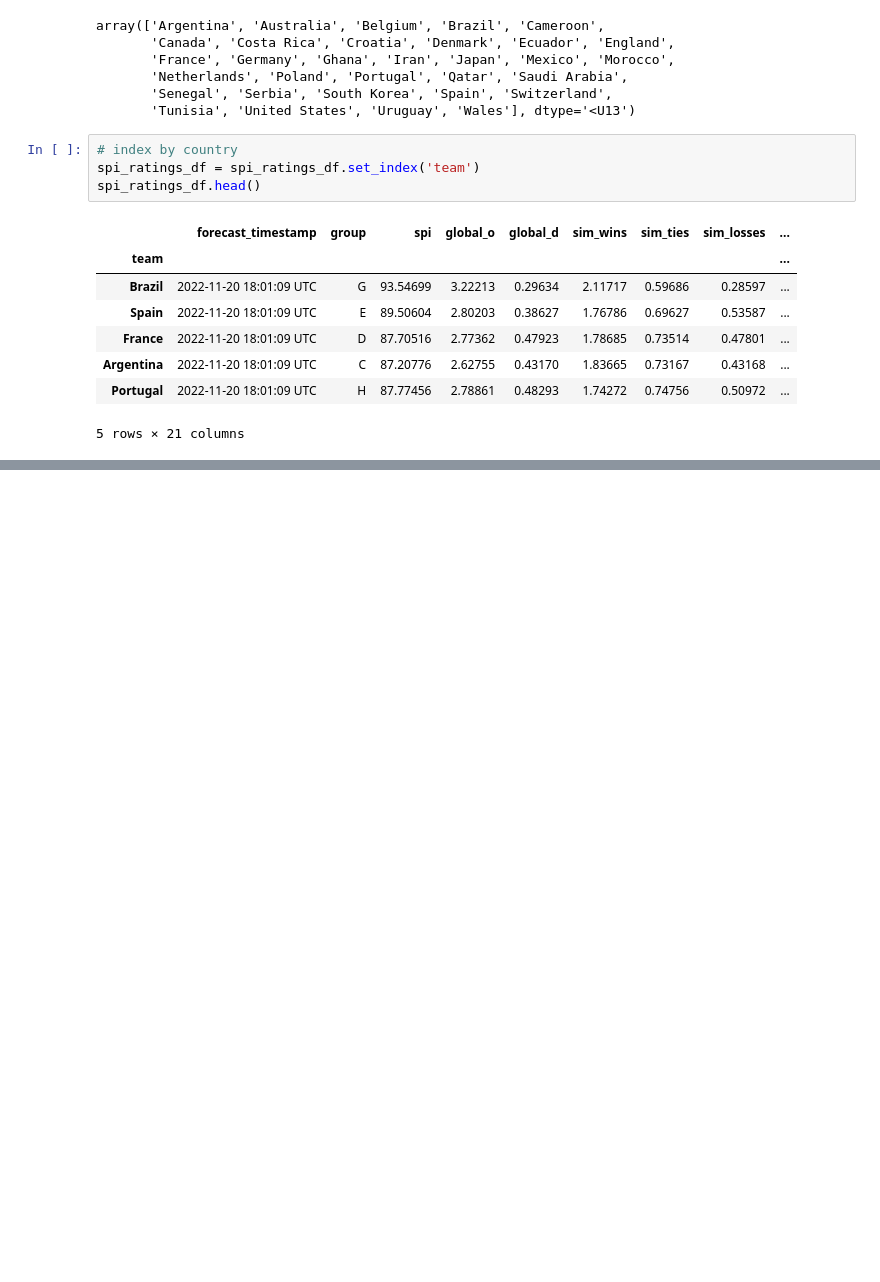
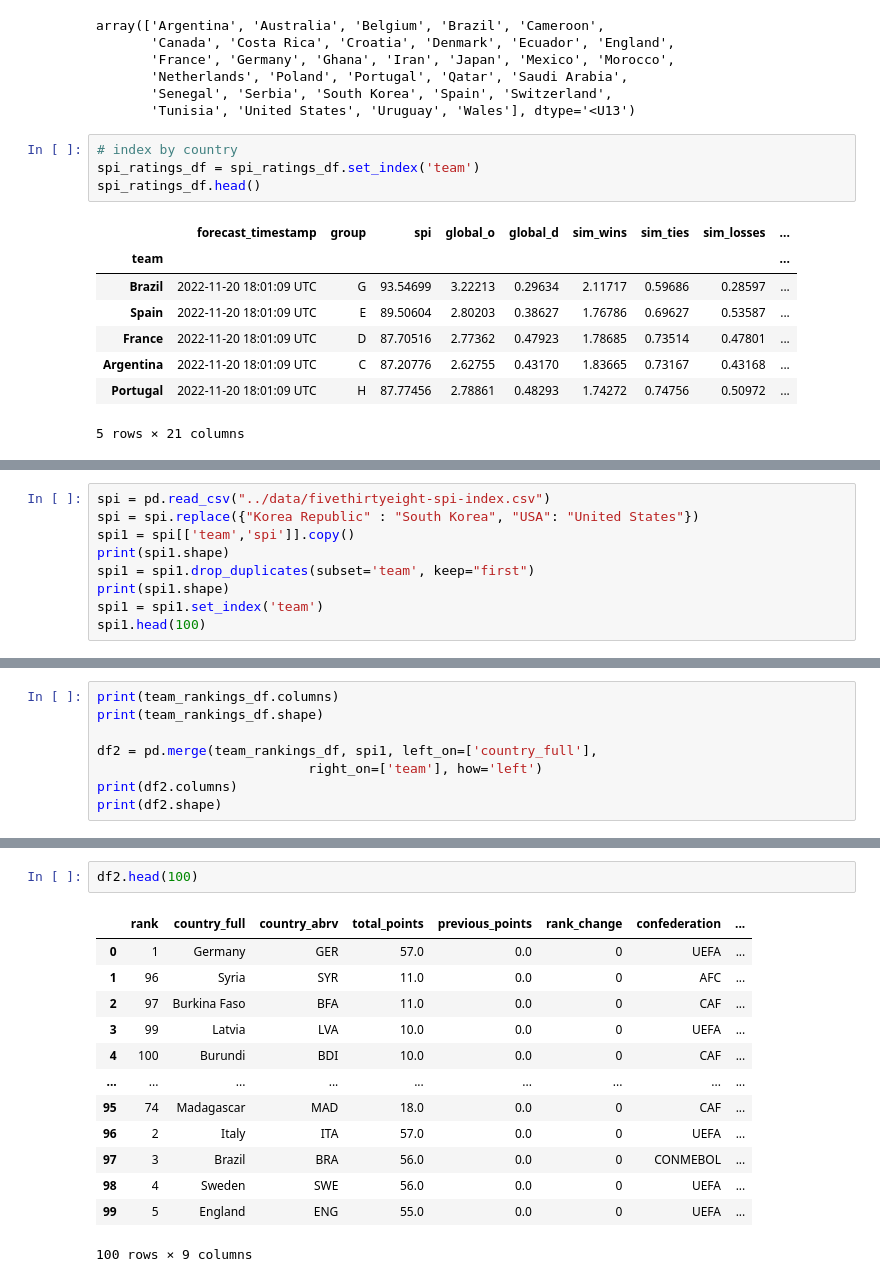
Before and after one commit to ksebastian/ds-capstone-fifa2022, a Jupyter notebook: analysis/fifa-2022-notebook.ipynb, the cells around one changed output, grey strips where cells are left out. Saved outputs shown, nothing was run; the diff lists cells and outputs as text; blank space fills up the shorter version.

```diff
--- a/analysis/fifa-2022-notebook.ipynb
+++ b/analysis/fifa-2022-notebook.ipynb
@@ -345,0 +552,9 @@ spi_ratings_df.head()
+# %%
+spi = pd.read_csv("../data/fivethirtyeight-spi-index.csv")
+spi = spi.replace({"Korea Republic" : "South Korea", "USA": "United States"})
+spi1 = spi[['team','spi']].copy()
+print(spi1.shape)
+spi1 = spi1.drop_duplicates(subset='team', keep="first")
+print(spi1.shape)
+spi1 = spi1.set_index('team')
+spi1.head(100)
@@ -345,0 +586,8 @@ spi_ratings_df.head()
+# %%
+print(team_rankings_df.columns)
+print(team_rankings_df.shape)
+
+df2 = pd.merge(team_rankings_df, spi1, left_on=['country_full'],
+                           right_on=['team'], how='left')
+print(df2.columns)
+print(df2.shape)
@@ -345,0 +612,16 @@ spi_ratings_df.head()
+# %%
+df2.head(100)
+# %% [output]
+|  | rank | country_full | country_abrv | total_points | previous_points | rank_change | confederation | ... |
+| 0 | 1 | Germany | GER | 57.0 | 0.0 | 0 | UEFA | ... |
+| 1 | 96 | Syria | SYR | 11.0 | 0.0 | 0 | AFC | ... |
+| 2 | 97 | Burkina Faso | BFA | 11.0 | 0.0 | 0 | CAF | ... |
+| 3 | 99 | Latvia | LVA | 10.0 | 0.0 | 0 | UEFA | ... |
+| 4 | 100 | Burundi | BDI | 10.0 | 0.0 | 0 | CAF | ... |
+| ... | ... | ... | ... | ... | ... | ... | ... | ... |
+| 95 | 74 | Madagascar | MAD | 18.0 | 0.0 | 0 | CAF | ... |
+| 96 | 2 | Italy | ITA | 57.0 | 0.0 | 0 | UEFA | ... |
+| 97 | 3 | Brazil | BRA | 56.0 | 0.0 | 0 | CONMEBOL | ... |
+| 98 | 4 | Sweden | SWE | 56.0 | 0.0 | 0 | UEFA | ... |
+| 99 | 5 | England | ENG | 55.0 | 0.0 | 0 | UEFA | ... |
+100 rows × 9 columns
```
Also changed, not shown: parts of 23 cells of this notebook.
